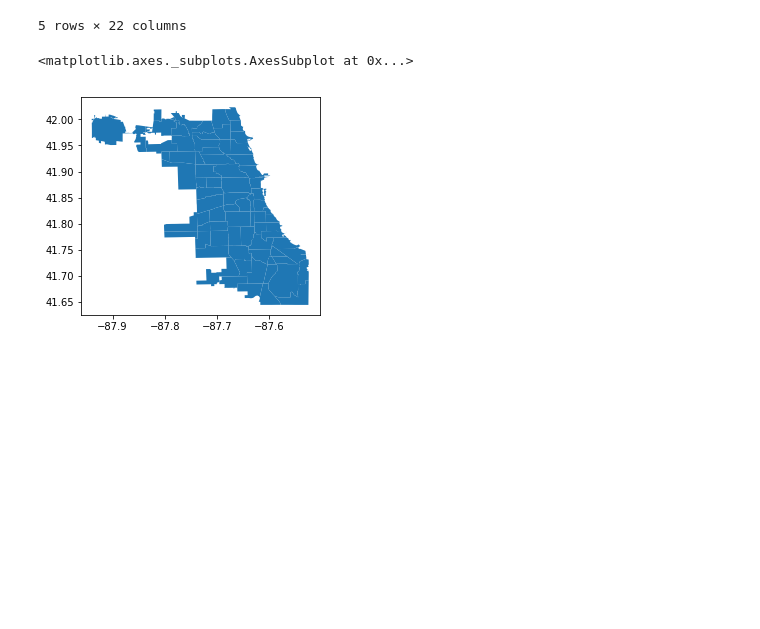
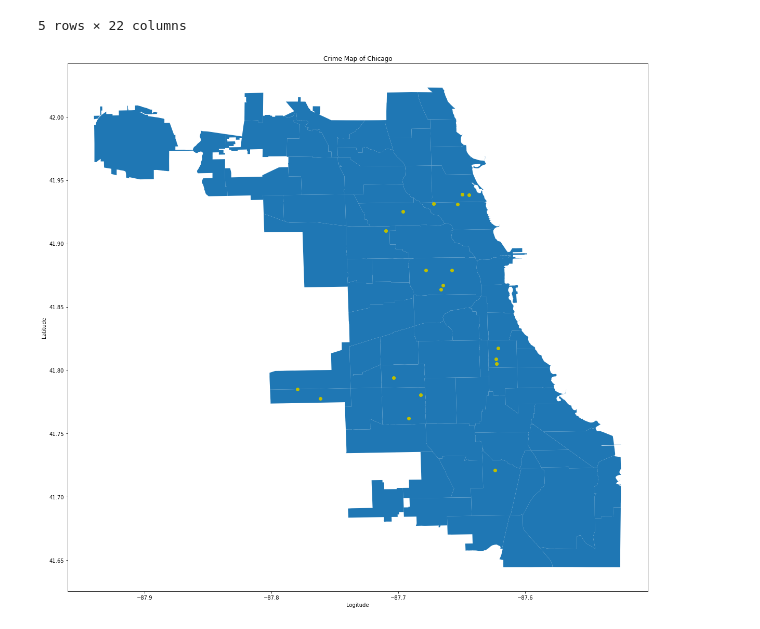
Before and after one commit to GiorgiKharshiladze/chicago-crime, a Jupyter notebook: final_project.ipynb, the cells around one changed output. Saved outputs shown, nothing was run; the diff lists cells and outputs as text; code cells hidden in the pictures; blank space fills up the shorter version.

Commit message:
chicago map working version with 20 markers v2

```diff
--- a/final_project.ipynb
+++ b/final_project.ipynb
@@ -14,10 +14,14 @@ crime_data.head()
 | 3 | 2746416 | HJ384255 | 05/24/2003 02:00:00 PM | 031XX N CLARK ST | 0860 | THEFT | RETAIL THEFT | SMALL RETAIL STORE | ... |
 | 4 | 2746418 | HJ385442 | 05/25/2003 02:22:00 AM | 031XX N BROADWAY | 0810 | THEFT | OVER $500 | STREET | ... |
 5 rows × 22 columns
-# %%
-
-boros = geopandas.GeoDataFrame.from_file('chicago.shp')
-boros.plot()
-# %% [output]
-<matplotlib.axes._subplots.AxesSubplot at 0x...>
-[figure, removed]
+# %%
+chicago_map = geopandas.GeoDataFrame.from_file('map/chicago.shp')
+plt.rcParams["figure.figsize"]=(20,20)
+chicago_map.plot()
+plt.scatter(x=crime_data["Longitude"].head(20), y=crime_data["Latitude"].head(20), color="y")
+plt.title("Crime Map of Chicago")
+plt.xlabel("Logitude")
+plt.ylabel("Latitude")
+plt.show()
+# %% [output]
+[figure, added]
```
Also changed, not shown: 4 other files.
